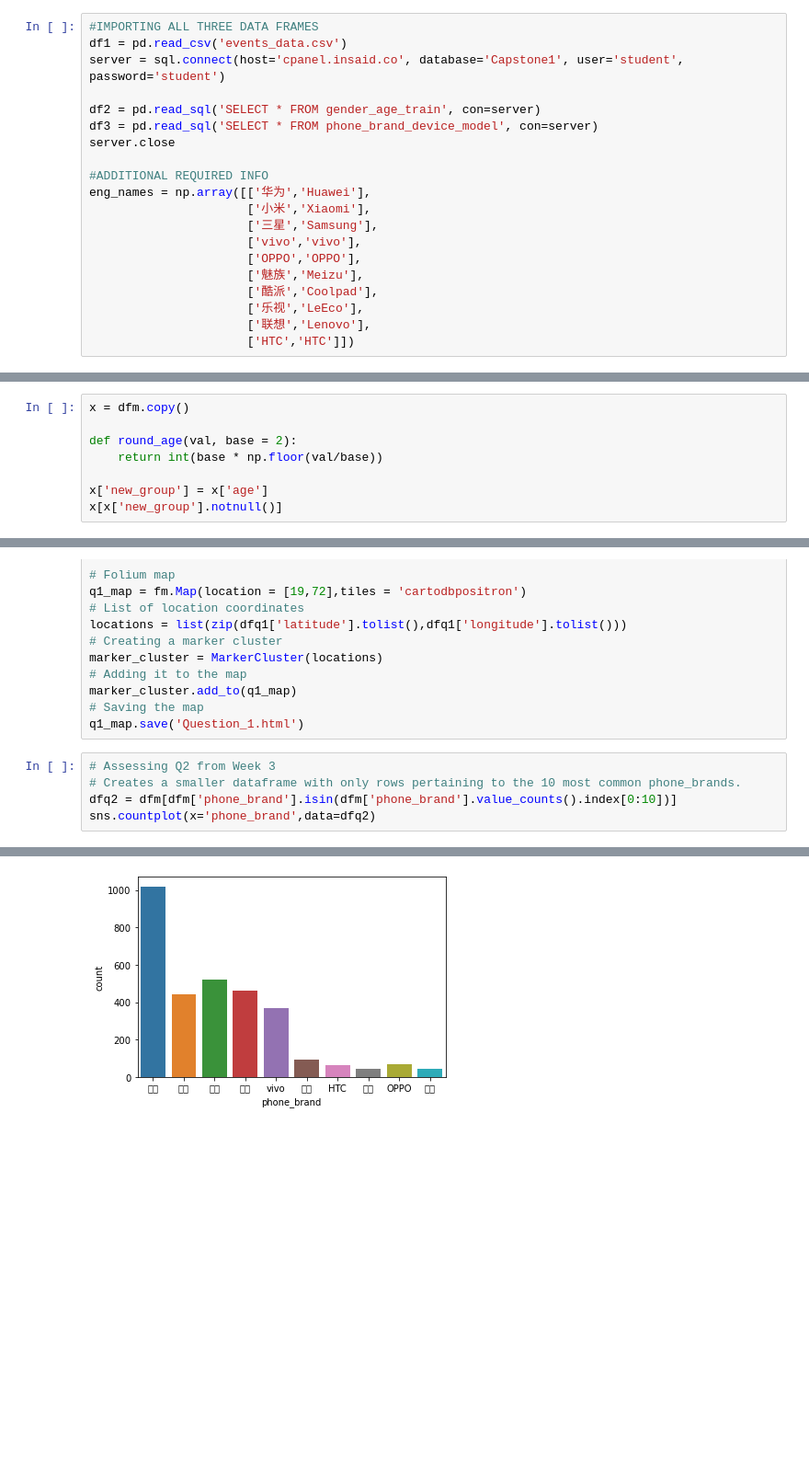
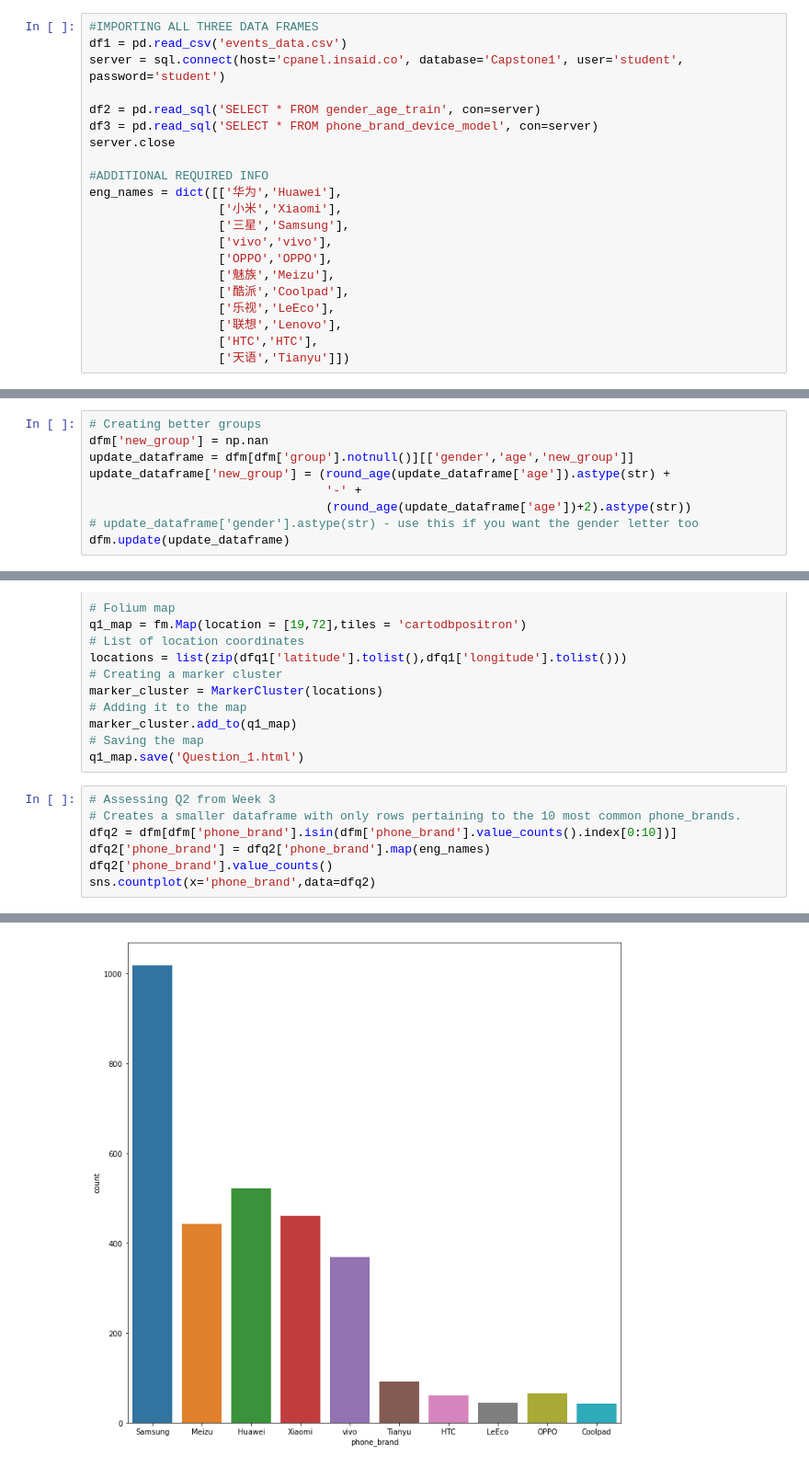
Before and after one commit to Drakus98/Capstone_1, a Jupyter notebook: Capstone_Project.ipynb, the cells around one changed output, grey strips where cells are left out. Shown at 92% size. Saved outputs shown, nothing was run; the diff lists cells and outputs as text; blank space fills up the shorter version.

Commit message:
Added Tianyu

```diff
--- a/Capstone_Project.ipynb
+++ b/Capstone_Project.ipynb
@@ -20,16 +26,17 @@ df3 = pd.read_sql('SELECT * FROM phone_brand_device_model', con=server)
 server.close
 
 #ADDITIONAL REQUIRED INFO
-eng_names = np.array([['华为','Huawei'],
-                      ['小米','Xiaomi'],
-                      ['三星','Samsung'],
-                      ['vivo','vivo'],
-                      ['OPPO','OPPO'],
-                      ['魅族','Meizu'],
-                      ['酷派','Coolpad'],
-                      ['乐视','LeEco'],
-                      ['联想','Lenovo'],
-                      ['HTC','HTC']])
+eng_names = dict([['华为','Huawei'],
+                  ['小米','Xiaomi'],
+                  ['三星','Samsung'],
+                  ['vivo','vivo'],
+                  ['OPPO','OPPO'],
+                  ['魅族','Meizu'],
+                  ['酷派','Coolpad'],
+                  ['乐视','LeEco'],
+                  ['联想','Lenovo'],
+                  ['HTC','HTC'],
+                  ['天语','Tianyu']])
 # %%
 # Some output formatting assistance
 def line_break():
@@ -323,8 +306,0 @@ dfm['new_group'] = np.nan
-# %%
-x = dfm.copy()
-
-def round_age(val, base = 2):
-    return int(base * np.floor(val/base))
-
-x['new_group'] = x['age']
-x[x['new_group'].notnull()]
@@ -348,0 +323,9 @@ round_age(31)
+# %%
+# Creating better groups
+dfm['new_group'] = np.nan
+update_dataframe = dfm[dfm['group'].notnull()][['gender','age','new_group']]
+update_dataframe['new_group'] = (round_age(update_dataframe['age']).astype(str) +
+                                 '-' +
+                                 (round_age(update_dataframe['age'])+2).astype(str))
+# update_dataframe['gender'].astype(str) - use this if you want the gender letter too
+dfm.update(update_dataframe)
@@ -387,5 +390,7 @@ q1_map.save('Question_1.html')
 # Assessing Q2 from Week 3
 # Creates a smaller dataframe with only rows pertaining to the 10 most common phone_brands.
 dfq2 = dfm[dfm['phone_brand'].isin(dfm['phone_brand'].value_counts().index[0:10])]
+dfq2['phone_brand'] = dfq2['phone_brand'].map(eng_names)
+dfq2['phone_brand'].value_counts()
 sns.countplot(x='phone_brand',data=dfq2)
 # %% [output]
@@ -393,4 +403,4 @@ sns.countplot(x='phone_brand',data=dfq2)
-[figure, old version]
+[figure, new version]
 # %%
 # Assessing Q3 from Week 3
 sns.countplot(x='gender',data=dfm)
```
Also changed, not shown: parts of 12 cells of this notebook.
